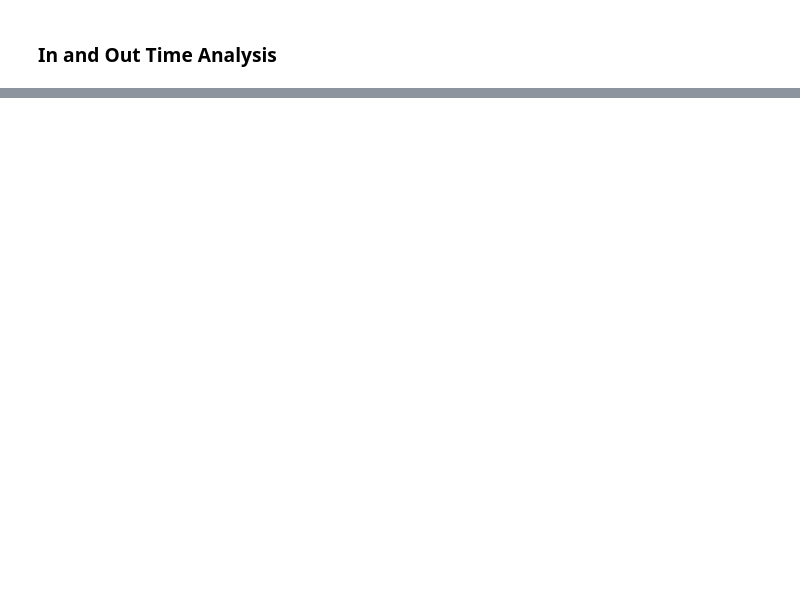
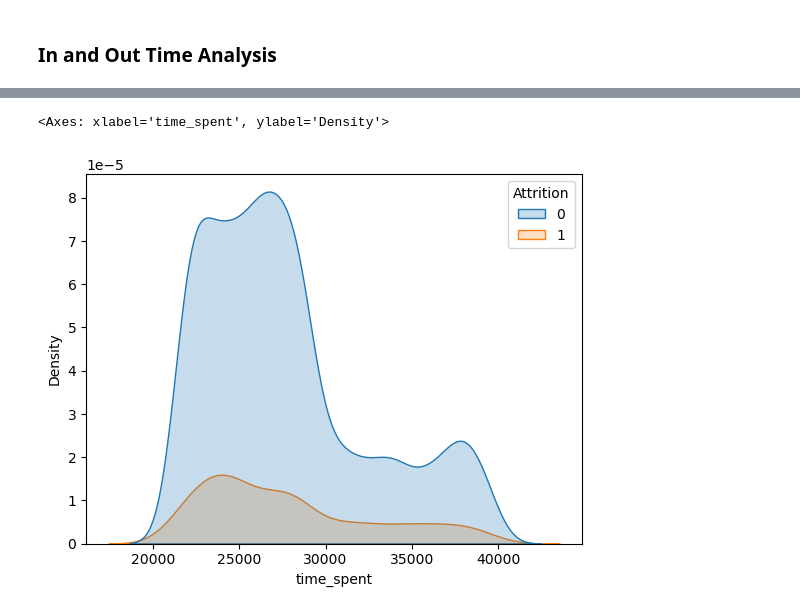
Before and after one commit to kkdsdesilva/employee-attrition-rate, a Jupyter notebook: notebooks/eda.ipynb, the cells around one changed output, grey strips where cells are left out. Drawn from its saved outputs; the diff is of its cells as text; code cells hidden in the pictures; blank space fills up the shorter version.

```diff
--- a/notebooks/eda.ipynb
+++ b/notebooks/eda.ipynb
@@ -57,0 +75,25 @@ out_time = load_data(type='out_time')
+# %%
+df = load_data(preprocessed=True)
+
+in_time = load_data(type='in_time')
+out_time = load_data(type='out_time')
+
+# drop columns with all missing values
+in_time = in_time.dropna(axis=1, how='all')
+out_time = out_time.dropna(axis=1, how='all')
+
+# convert all time columns to datetime
+in_time = in_time.apply(pd.to_datetime)
+out_time = out_time.apply(pd.to_datetime)
+
+# impute missing values with forward fill and backward fill
+in_time = in_time.ffill(axis=1).bfill().dropna(axis=1)
+out_time = out_time.ffill(axis=1).bfill().dropna(axis=1)
+
+# find the time spent in the office
+time_spent = out_time - in_time
+mean_time = time_spent.mean(axis=1)
+mean_time = mean_time.apply(lambda x: x.total_seconds()) # change timedelta to seconds
+
+# merge the time spent in the office with the main data
+df['time_spent'] = mean_time
@@ -57,0 +134,5 @@ out_time = load_data(type='out_time')
+# %%
+sns.kdeplot(data=df, x='time_spent', hue='Attrition', fill=True)
+# %% [output]
+<Axes: xlabel='time_spent', ylabel='Density'>
+[figure, added]
```
Also changed, not shown: parts of 9 cells of this notebook, 6 other files.
